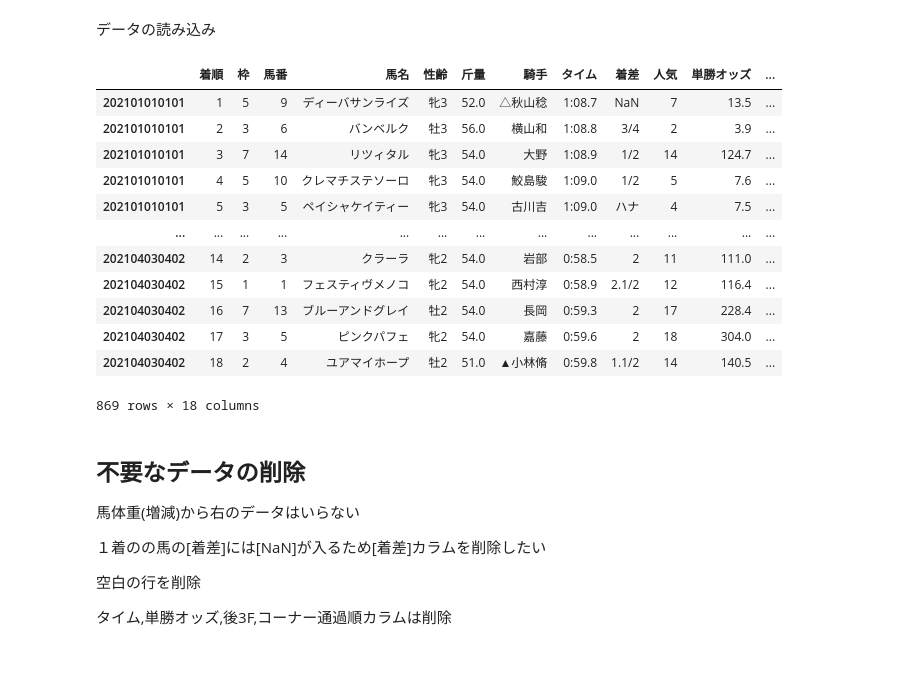
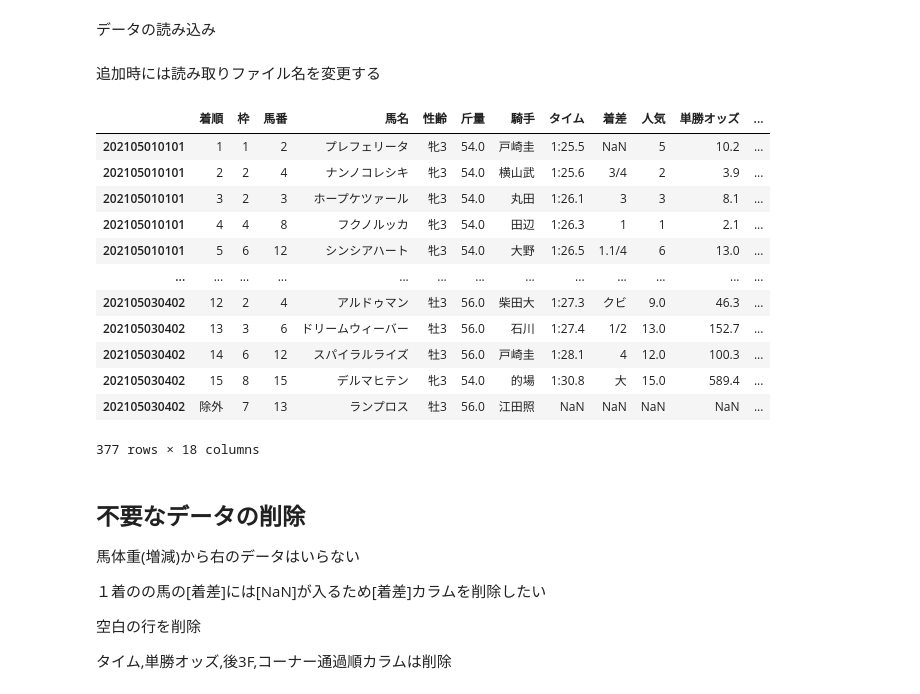
Before and after one commit to abe-masafumi/sklran-test, a Jupyter notebook: hourse_data/data.clean.ipynb, the cells around one changed output. Cells and saved outputs as stored; diff of their text form; code cells hidden in the pictures; blank space fills up the shorter version.

```diff
--- a/hourse_data/data.clean.ipynb
+++ b/hourse_data/data.clean.ipynb
@@ -6,23 +6,26 @@ pd.options.display.width = 200
 pd.options.display.column_space = 100
 # %% [markdown]
 データの読み込み
+# %% [markdown]
+追加時には読み取りファイル名を変更する
 # %%
-results = pd.read_pickle("results.pickle")
+# results = pd.read_pickle("results.pickle")
+results = pd.read_pickle("add.results.pickle")
 results
 # %% [output]
 |  | 着順 | 枠 | 馬番 | 馬名 | 性齢 | 斤量 | 騎手 | タイム | 着差 | 人気 | 単勝オッズ | ... |
-| 202101010101 | 1 | 5 | 9 | ディーバサンライズ | 牝3 | 52.0 | △秋山稔 | 1:08.7 | NaN | 7 | 13.5 | ... |
-| 202101010101 | 2 | 3 | 6 | バンベルク | 牡3 | 56.0 | 横山和 | 1:08.8 | 3/4 | 2 | 3.9 | ... |
-| 202101010101 | 3 | 7 | 14 | リツィタル | 牝3 | 54.0 | 大野 | 1:08.9 | 1/2 | 14 | 124.7 | ... |
-| 202101010101 | 4 | 5 | 10 | クレマチステソーロ | 牝3 | 54.0 | 鮫島駿 | 1:09.0 | 1/2 | 5 | 7.6 | ... |
-| 202101010101 | 5 | 3 | 5 | ペイシャケイティー | 牝3 | 54.0 | 古川吉 | 1:09.0 | ハナ | 4 | 7.5 | ... |
+| 202105010101 | 1 | 1 | 2 | プレフェリータ | 牝3 | 54.0 | 戸崎圭 | 1:25.5 | NaN | 5 | 10.2 | ... |
+| 202105010101 | 2 | 2 | 4 | ナンノコレシキ | 牝3 | 54.0 | 横山武 | 1:25.6 | 3/4 | 2 | 3.9 | ... |
+| 202105010101 | 3 | 2 | 3 | ホープケツァール | 牝3 | 54.0 | 丸田 | 1:26.1 | 3 | 3 | 8.1 | ... |
+| 202105010101 | 4 | 4 | 8 | フクノルッカ | 牝3 | 54.0 | 田辺 | 1:26.3 | 1 | 1 | 2.1 | ... |
+| 202105010101 | 5 | 6 | 12 | シンシアハート | 牝3 | 54.0 | 大野 | 1:26.5 | 1.1/4 | 6 | 13.0 | ... |
 | ... | ... | ... | ... | ... | ... | ... | ... | ... | ... | ... | ... | ... |
-| 202104030402 | 14 | 2 | 3 | クラーラ | 牝2 | 54.0 | 岩部 | 0:58.5 | 2 | 11 | 111.0 | ... |
-| 202104030402 | 15 | 1 | 1 | フェスティヴメノコ | 牝2 | 54.0 | 西村淳 | 0:58.9 | 2.1/2 | 12 | 116.4 | ... |
-| 202104030402 | 16 | 7 | 13 | ブルーアンドグレイ | 牡2 | 54.0 | 長岡 | 0:59.3 | 2 | 17 | 228.4 | ... |
-| 202104030402 | 17 | 3 | 5 | ピンクパフェ | 牝2 | 54.0 | 嘉藤 | 0:59.6 | 2 | 18 | 304.0 | ... |
-| 202104030402 | 18 | 2 | 4 | ユアマイホープ | 牡2 | 51.0 | ▲小林脩 | 0:59.8 | 1.1/2 | 14 | 140.5 | ... |
+| 202105030402 | 12 | 2 | 4 | アルドゥマン | 牡3 | 56.0 | 柴田大 | 1:27.3 | クビ | 9.0 | 46.3 | ... |
+| 202105030402 | 13 | 3 | 6 | ドリームウィーバー | 牡3 | 56.0 | 石川 | 1:27.4 | 1/2 | 13.0 | 152.7 | ... |
+| 202105030402 | 14 | 6 | 12 | スパイラルライズ | 牡3 | 56.0 | 戸崎圭 | 1:28.1 | 4 | 12.0 | 100.3 | ... |
+| 202105030402 | 15 | 8 | 15 | デルマヒテン | 牝3 | 54.0 | 的場 | 1:30.8 | 大 | 15.0 | 589.4 | ... |
+| 202105030402 | 除外 | 7 | 13 | ランプロス | 牡3 | 56.0 | 江田照 | NaN | NaN | NaN | NaN | ... |
-869 rows × 18 columns
+377 rows × 18 columns
 # %% [markdown]
 ## 不要なデータの削除
 
```
Also changed, not shown: parts of 29 cells of this notebook, 5 other files.
